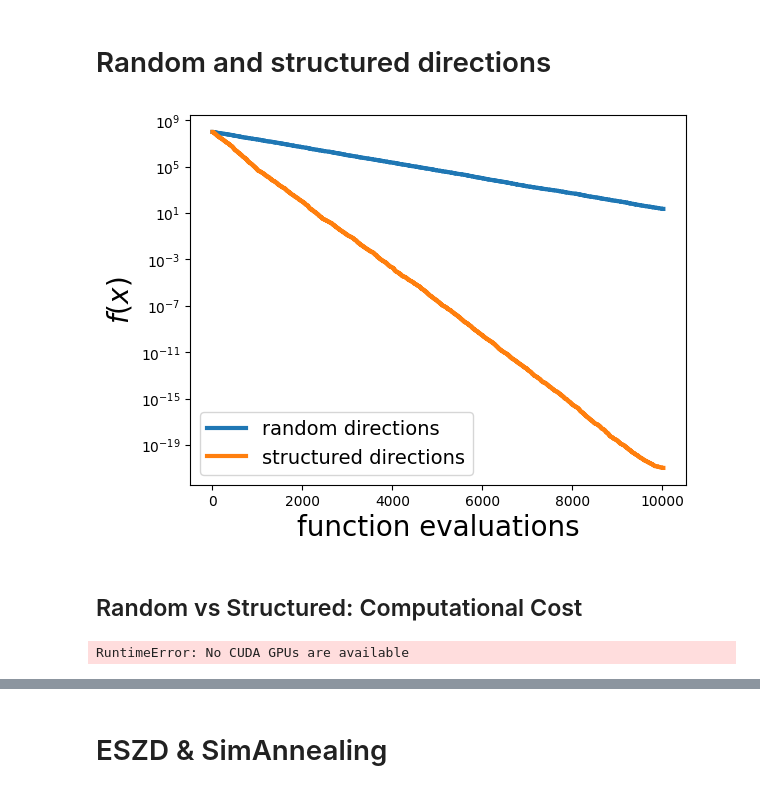
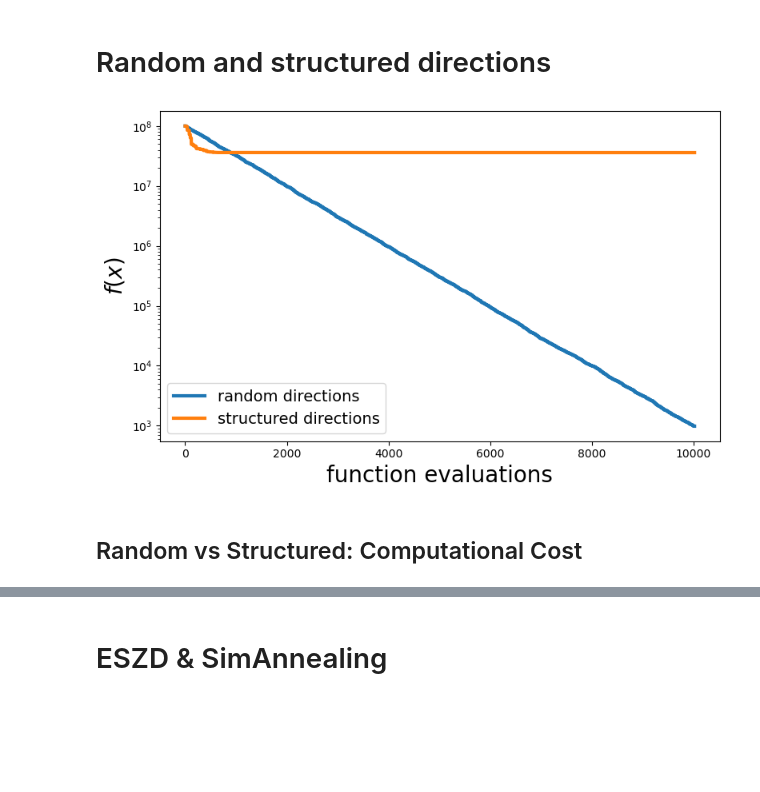
Before and after one commit to MarcoRando/fdopt, a Jupyter notebook: notebooks/structured_vs_random.ipynb, the cells around one changed output, grey strips where cells are left out. Drawn from its saved outputs; the diff is of its cells as text; code cells hidden in the pictures; blank space fills up the shorter version.

Commit message:
Updated structured

```diff
--- a/notebooks/structured_vs_random.ipynb
+++ b/notebooks/structured_vs_random.ipynb
@@ -15,10 +20,10 @@ def target(x, z = None):
 
 d = 100
 l = d//5
-alpha = lambda t: l/d * 20.0# * 1/sqrt(t)
-h = lambda t : 1e-9 / sqrt(t)
-gaussian_P = SphericalDirections(d=d, l=l, dtype=torch.float64)
-structured_P = HouseholderQRDirections(d=d, l=l, dtype=torch.float64)
+alpha = lambda t: l/d * 15.0# * 1/sqrt(t)
+h = lambda t : 1e-7 #/ sqrt(t)
+gaussian_P = SphericalDirections(d=d, l=l, dtype=torch.float64, device='cpu')
+structured_P = ButterflyDirections(d=d, l=l, dtype=torch.float64, device='cpu')
 # %%
 opt_st = SSZD(structured_P, alpha=alpha, h=h)
 opt_gd = SSZD(gaussian_P, alpha=alpha, h=h)
@@ -29,24 +34,30 @@ x0 = torch.full((1, d), 1e4)
 ris_st = opt_st.optimize(target, x0, T=T)
 ris_gd = opt_gd.optimize(target, x0, T=T)
 # %%
-trace_st = []
-trace_gd = []
+trace_st, it_st = [], []
+trace_gd, it_gd = [], []
 
 for i in range(len(ris_st[2])):
     for _ in range(l):
         trace_st.append(ris_st[2][i])
         trace_gd.append(ris_gd[2][i])
 # %%
-fig, ax = plt.subplots()
-ax.plot(range(len(trace_gd)), trace_gd,'-', lw=3, label="random directions")
-ax.plot(range(len(trace_st)), trace_st,'-', lw=3, label="structured directions")
-ax.set_yscale("log")
-ax.set_xlabel("function evaluations", fontsize=20)
-ax.set_ylabel("$f(x)$", fontsize=20)
-ax.legend(fontsize=14)
+fig, ax1 = plt.subplots(1, 1, figsize=(8, 5))
+ax1.plot(range(len(trace_gd)), trace_gd,'-', lw=3, label="random directions")
+ax1.plot(range(len(trace_st)), trace_st,'-', lw=3, label="structured directions")
+ax1.set_yscale("log")
+ax1.set_xlabel("function evaluations", fontsize=20)
+ax1.set_ylabel("$f(x)$", fontsize=20)
+ax1.legend(fontsize=14)
+#ax2.plot(range(len(ris_gd[1])), np.cumsum(ris_gd[1]),'-', lw=3, label="random directions")
+#ax2.plot(range(len(ris_st[1])), np.cumsum(ris_st[1]),'-', lw=3, label="structured directions")
+#ax2.set_xlabel("iteration",fontsize=20)
+#ax2.set_ylabel("$s$",fontsize=20)
+#ax2.legend()
+plt.tight_layout()
 plt.savefig("structured_vs_random.pdf", bbox_inches='tight')
 # %% [output]
-[figure, old version]
+[figure, new version]
 # %% [markdown]
 ## Random vs Structured: Computational Cost
 # %%
@@ -66,10 +77,13 @@ ctimes = {
     'gaussian' : [[] for _ in range(len(dims))],
     'coords' : [[] for _ in range(len(dims))],
     'spherical' : [[] for _ in range(len(dims))],
-    'householder' : [[] for _ in range(len(dims))]
+    'householder' : [[] for _ in range(len(dims))],
+    'dct' : [[] for _ in range(len(dims))],
+    'butterfly' : [[] for _ in range(len(dims))],
+    'qr' : [[] for _ in range(len(dims))]
 }
 
-device = 'cpu'
+device = 'cuda'
 dtype = torch.float32
 
 for i, d in enumerate(dims):
@@ -77,10 +91,16 @@ for i, d in enumerate(dims):
     S = SphericalDirections(d=d, l=d, dtype=dtype, device =device)
     G = GaussianDirections(d = d, l = d,dtype=dtype, device =device)
     H = HouseholderReflection(d = d, l = d,dtype=dtype, device =device)
+    QR = HouseholderQRDirections(d = d, l = d, dtype=dtype, device=device)
+    BTT = ButterflyDirections(d = d, l = d, dtype=dtype, device = device)
+    DCT = DCTDirections(d = d, l= d, dtype=dtype, device=device)
     C()
     S()
     G()
     H()
+    DCT()
+    BTT()
+    QR()
 
     for r in range(reps):
 
@@ -88,8 +108,9 @@ for i, d in enumerate(dims):
         ctimes['spherical'][i].append(compute_time(S))
         ctimes['coords'][i].append(compute_time(C))
         ctimes['householder'][i].append(compute_time(H))
+        ctimes['dct'][i].append(compute_time(DCT))
+        ctimes['butterfly'][i].append(compute_time(BTT))
+        ctimes['qr'][i].append(compute_time(QR))
-# %% [output]
-RuntimeError: No CUDA GPUs are available
 # %%
 import numpy as np
 ctimes['gaussian'] = np.mean(ctimes['gaussian'],1)
```
Also changed, not shown: parts of 6 cells of this notebook, 7 other files.
